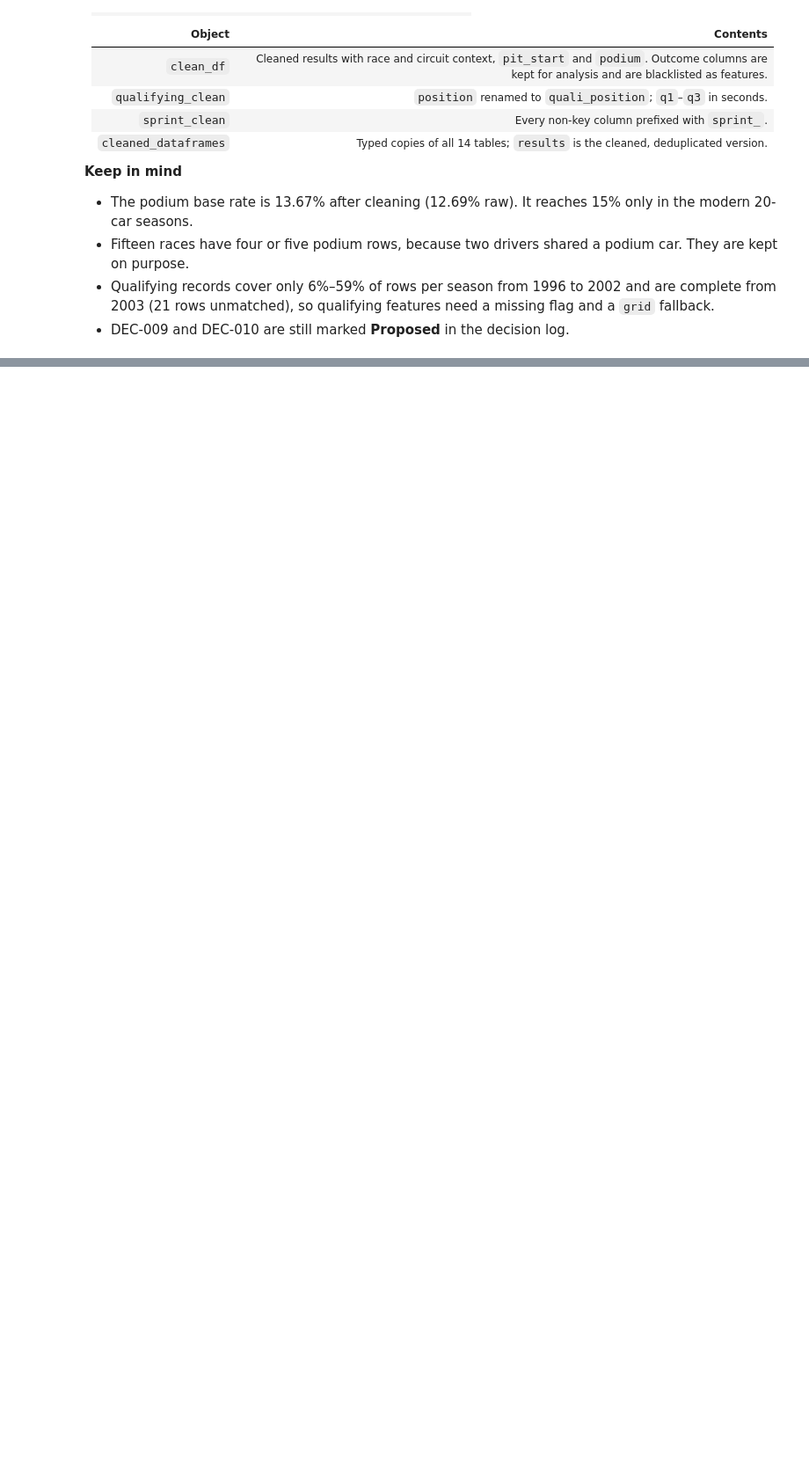
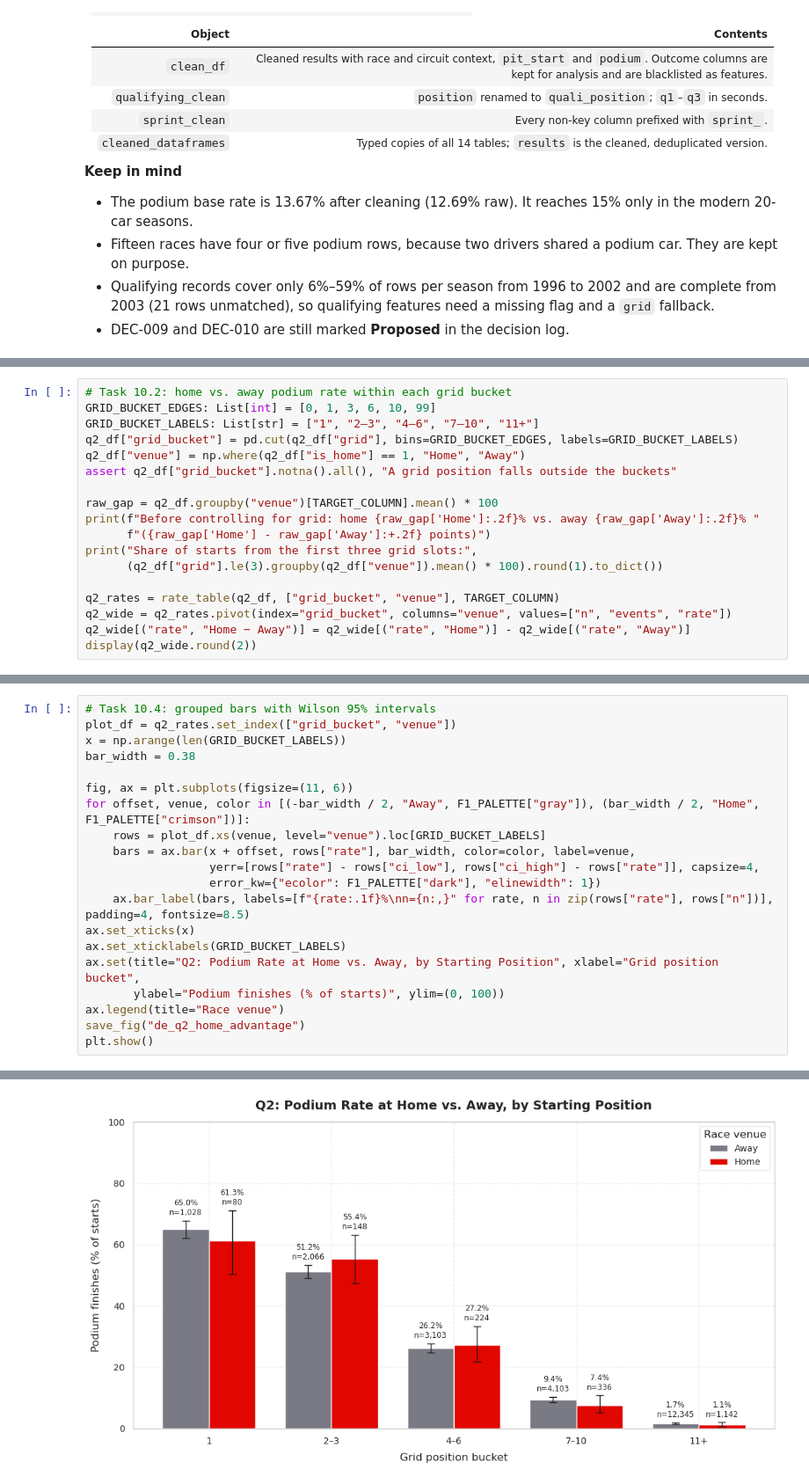
Before and after one commit to Abdel-RahmanIII/Formula-1, a Jupyter notebook: formula-1.ipynb, the cells around one changed output, grey strips where cells are left out. Shown at 88% size. Drawn from its saved outputs; the diff is of its cells as text; blank space fills up the shorter version.

```diff
--- a/formula-1.ipynb
+++ b/formula-1.ipynb
@@ -1047,0 +1290,18 @@ print(f"[STEP 2 COMPLETE] clean_df is ready: {len(clean_df):,} rows x {clean_df.
+# %%
+# Task 10.2: home vs. away podium rate within each grid bucket
+GRID_BUCKET_EDGES: List[int] = [0, 1, 3, 6, 10, 99]
+GRID_BUCKET_LABELS: List[str] = ["1", "2–3", "4–6", "7–10", "11+"]
+q2_df["grid_bucket"] = pd.cut(q2_df["grid"], bins=GRID_BUCKET_EDGES, labels=GRID_BUCKET_LABELS)
+q2_df["venue"] = np.where(q2_df["is_home"] == 1, "Home", "Away")
+assert q2_df["grid_bucket"].notna().all(), "A grid position falls outside the buckets"
+
+raw_gap = q2_df.groupby("venue")[TARGET_COLUMN].mean() * 100
+print(f"Before controlling for grid: home {raw_gap['Home']:.2f}% vs. away {raw_gap['Away']:.2f}% "
+      f"({raw_gap['Home'] - raw_gap['Away']:+.2f} points)")
+print("Share of starts from the first three grid slots:",
+      (q2_df["grid"].le(3).groupby(q2_df["venue"]).mean() * 100).round(1).to_dict())
+
+q2_rates = rate_table(q2_df, ["grid_bucket", "venue"], TARGET_COLUMN)
+q2_wide = q2_rates.pivot(index="grid_bucket", columns="venue", values=["n", "events", "rate"])
+q2_wide[("rate", "Home − Away")] = q2_wide[("rate", "Home")] - q2_wide[("rate", "Away")]
+display(q2_wide.round(2))
@@ -1047,0 +1358,21 @@ print(f"[STEP 2 COMPLETE] clean_df is ready: {len(clean_df):,} rows x {clean_df.
+# %%
+# Task 10.4: grouped bars with Wilson 95% intervals
+plot_df = q2_rates.set_index(["grid_bucket", "venue"])
+x = np.arange(len(GRID_BUCKET_LABELS))
+bar_width = 0.38
+
+fig, ax = plt.subplots(figsize=(11, 6))
+for offset, venue, color in [(-bar_width / 2, "Away", F1_PALETTE["gray"]), (bar_width / 2, "Home", F1_PALETTE["crimson"])]:
+    rows = plot_df.xs(venue, level="venue").loc[GRID_BUCKET_LABELS]
+    bars = ax.bar(x + offset, rows["rate"], bar_width, color=color, label=venue,
+                  yerr=[rows["rate"] - rows["ci_low"], rows["ci_high"] - rows["rate"]], capsize=4,
+                  error_kw={"ecolor": F1_PALETTE["dark"], "elinewidth": 1})
+    ax.bar_label(bars, labels=[f"{rate:.1f}%\nn={n:,}" for rate, n in zip(rows["rate"], rows["n"])], padding=4, fontsize=8.5)
+ax.set_xticks(x)
+ax.set_xticklabels(GRID_BUCKET_LABELS)
+ax.set(title="Q2: Podium Rate at Home vs. Away, by Starting Position", xlabel="Grid position bucket",
+       ylabel="Podium finishes (% of starts)", ylim=(0, 100))
+ax.legend(title="Race venue")
+save_fig("de_q2_home_advantage")
+plt.show()
+# %% [output]
@@ -1047,0 +1380 @@ print(f"[STEP 2 COMPLETE] clean_df is ready: {len(clean_df):,} rows x {clean_df.
+[figure, added]
```
Also changed, not shown: parts of 21 cells of this notebook, 7 other files.
